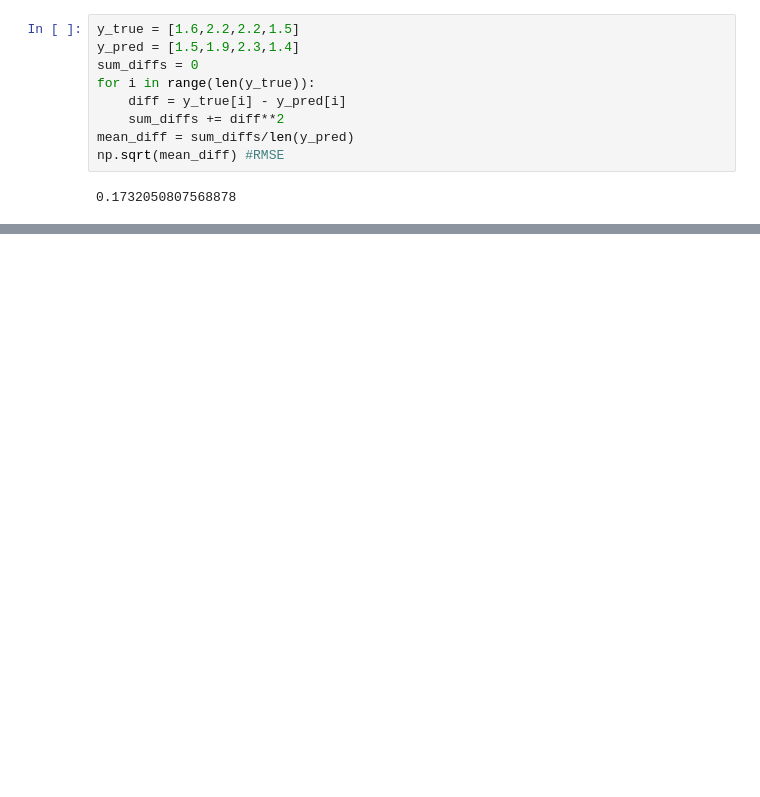
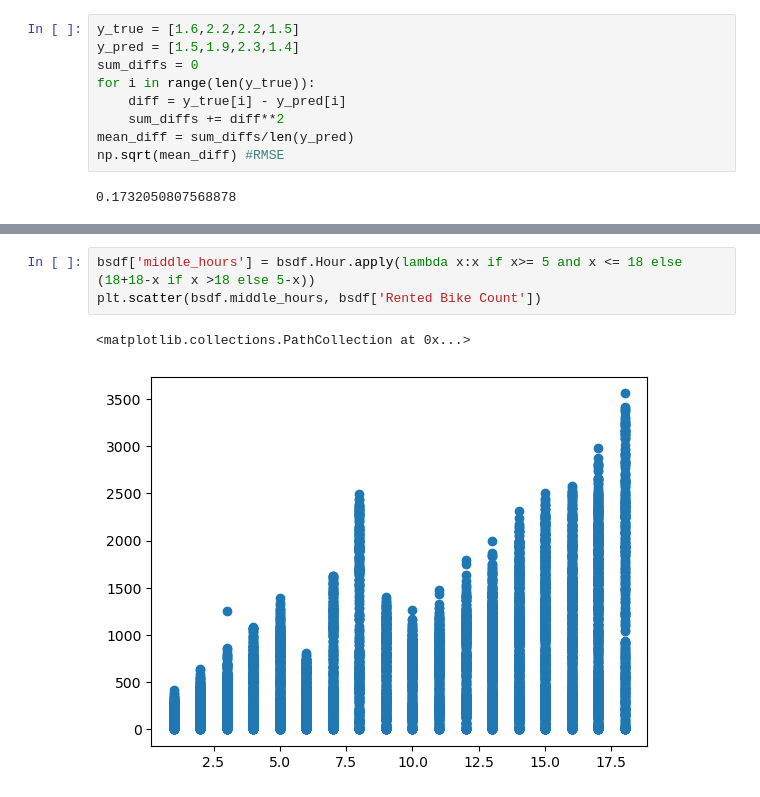
Before and after one commit to maxz101524/IS327---Machine-Learning, a Jupyter notebook: codealong5.ipynb, the cells around one changed output, grey strips where cells are left out. Drawn from its saved outputs; the diff is of its cells as text; blank space fills up the shorter version.

```diff
--- a/codealong5.ipynb
+++ b/codealong5.ipynb
@@ -84,0 +144,6 @@ np.sqrt(mean_diff) #RMSE
+# %%
+bsdf['middle_hours'] = bsdf.Hour.apply(lambda x:x if x>= 5 and x <= 18 else (18+18-x if x >18 else 5-x))
+plt.scatter(bsdf.middle_hours, bsdf['Rented Bike Count'])
+# %% [output]
+<matplotlib.collections.PathCollection at 0x...>
+[figure, added]
```
Also changed, not shown: parts of 9 cells of this notebook.
